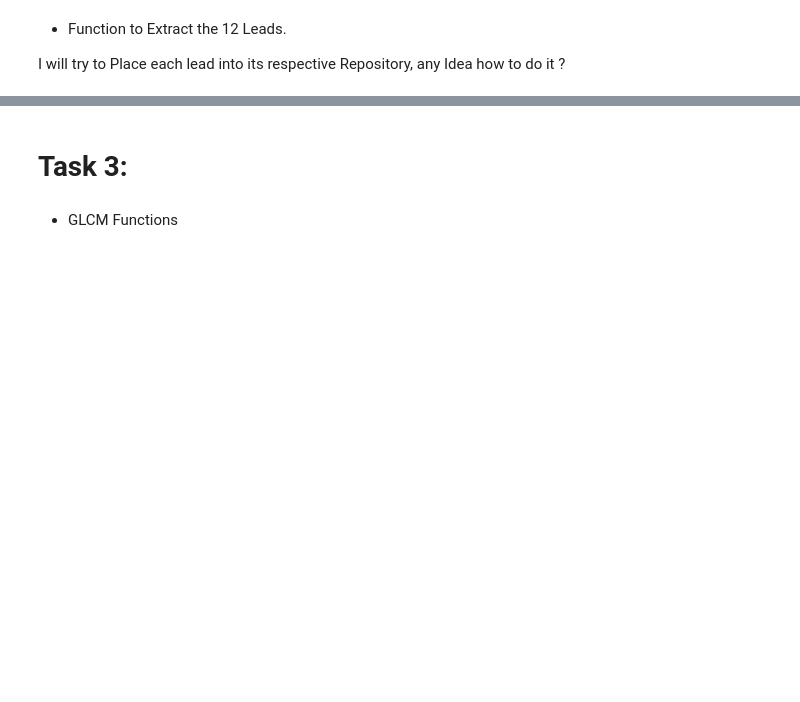
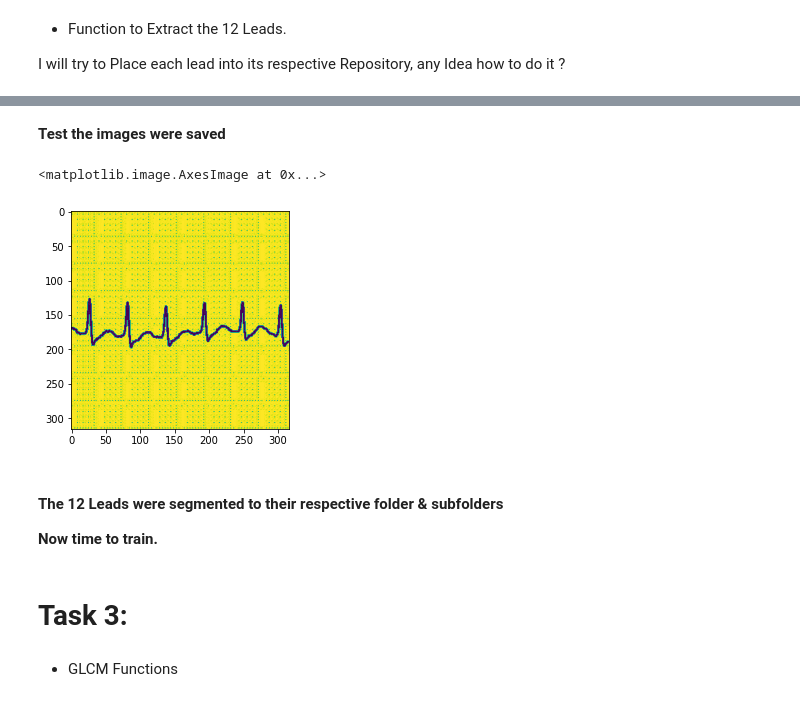
Before and after one commit to OmdenaAI/omdena-morocco-heartrisk, a Jupyter notebook: src/tasks/task-5-data-preprocessing-with-ayoub/ecg-data-preprocessing.ipynb, the cells around one changed output, grey strips where cells are left out. Drawn from its saved outputs; the diff is of its cells as text; code cells hidden in the pictures; blank space fills up the shorter version.

Commit message:
Updated the NB to segment & save the 12leads
This update to save the Cropped & BG removed ECG , also to save the 12 leads to their respective folders/subfolfers

```diff
--- a/src/tasks/task-5-data-preprocessing-with-ayoub/ecg-data-preprocessing.ipynb
+++ b/src/tasks/task-5-data-preprocessing-with-ayoub/ecg-data-preprocessing.ipynb
@@ -341,0 +489,2 @@ I will try to Place each lead into its respective Repository, any Idea how to do
+# %% [markdown]
+**Test the images were saved**
@@ -342,3 +499,13 @@ I will try to Place each lead into its respective Repository, any Idea how to do
+# %%
+x = plt.imread(r"./ECG_leads/AbnHB/I/HB_31.png")
+plt.imshow(x)
+# %% [output]
+<matplotlib.image.AxesImage at 0x...>
+[figure, added]
+# %% [markdown]
+#### The 12 Leads were segmented to their respective folder & subfolders
+
+**Now time to train.**
 # %%
 def img_seg_12leads(image, width= 315, height= 315):
     """ This function is used to crop the image and get 12 leads of  the ECG signals.
```
Also changed, not shown: parts of 34 cells of this notebook.
